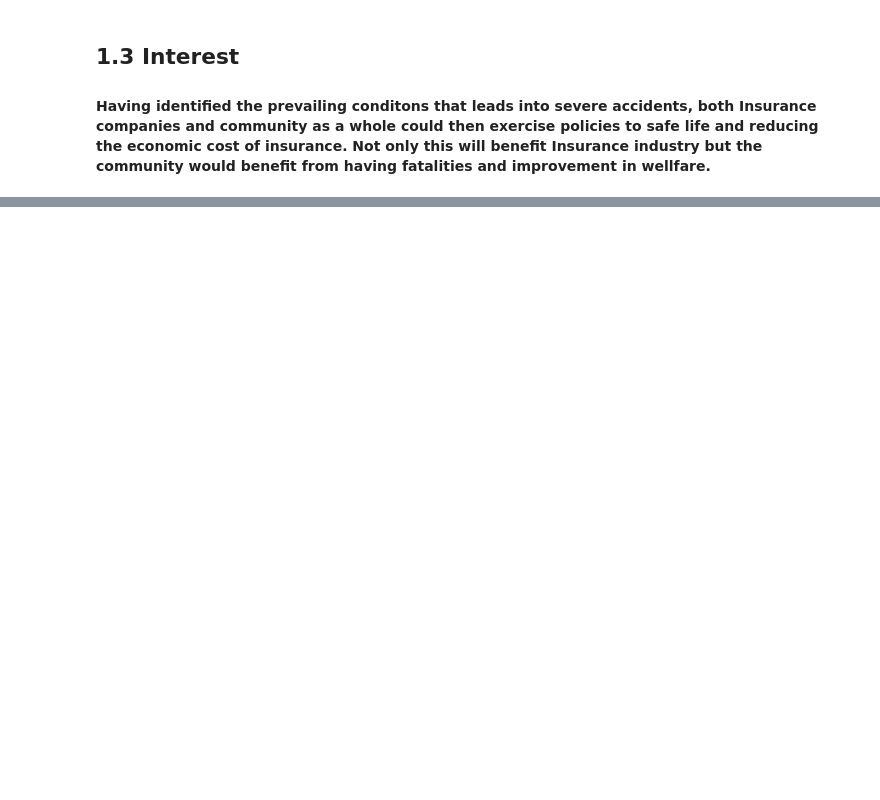
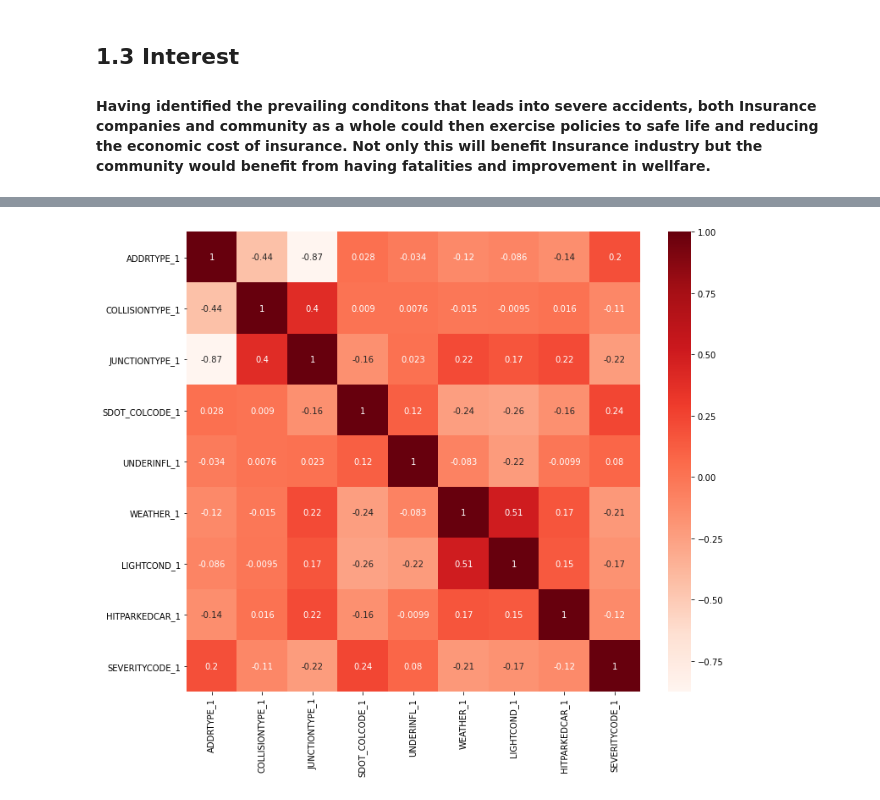
Before and after one commit to adityabudiwinata/Coursera_Capstone, a Jupyter notebook: Accident_Severity_Analysis.ipynb, the cells around one changed output, grey strips where cells are left out. Cells and saved outputs as stored; diff of their text form; code cells hidden in the pictures; blank space fills up the shorter version.

```diff
--- a/Accident_Severity_Analysis.ipynb
+++ b/Accident_Severity_Analysis.ipynb
@@ -92,0 +146,34 @@ Saving to: ‘TenYearSummary.pdf’
+# %%
+# Re-mapping target labels
+#df_col.drop(columns=['SEVERITYCODE_1'], inplace=True)
+df_col['SEVERITYCODE_1']=df_col['SEVERITYCODE'].fillna('0').replace(['0','1','2','2b','3'],['0','0','1','2','3']).astype('float64')
+#df_col.drop(columns=['SEVERITYDESC_1'], inplace=True)
+df_col['SEVERITYDESC_1']=df_col['SEVERITYDESC'].fillna('Unknown').replace(['Unknown','Property Damage Only Collision','Injury Collision','Serious Injury Collision','Fatality Collision'],['Other','Other','Other','Serious Injury','Fatal'])
+# %%
+# Re-mapping categorical features
+#df_col.drop(columns=['ADDRTYPE_1'], inplace=True)
+df_col['ADDRTYPE_1'] = df_col_test1['ADDRTYPE'].fillna('Block').replace(['Alley','Block','Intersection'],['0','1','2']).astype('float64')
+
+#df_col.drop(columns=['COLLISIONTYPE_1'], inplace=True)
+df_col['COLLISIONTYPE_1'] = df_col['COLLISIONTYPE'].fillna('Other').replace(['Angles','Cycles','Head On','Left Turn','Other','Parked Car','Pedestrian','Rear Ended','Right Turn','Sideswipe'],['0','1','2','3','4','5','6','7','8','9']).astype('float64')
+
+#df_col.drop(columns=['JUNCTIONTYPE_1'], inplace=True)
+df_col['JUNCTIONTYPE_1'] = df_col['JUNCTIONTYPE'].fillna('Unknown').replace(['At Intersection (but not related to intersection)','At Intersection (intersection related)','Driveway Junction','Mid-Block (but intersection related)','Mid-Block (not related to intersection)','Ramp Junction','Unknown'],['0','1','2','3','4','5','6']).astype('float64')
+
+#df_col.drop(columns=['SDOT_COLCODE_1'], inplace=True)
+df_col['SDOT_COLCODE_1'] = df_col['SDOT_COLCODE'].fillna('0.0').astype('float64')
+
+#df_col.drop(columns=['UNDERINFL_1'], inplace=True)
+df_col['UNDERINFL_1'] = df_col_test1['UNDERINFL'].fillna('0').replace(['N','Y'],['0','1']).astype('float64')
+
+#df_col.drop(columns=['ROADCOND_1'], inplace=True)
+df_col['ROADCOND_1'] = df_col_test1['ROADCOND'].fillna('Unknown').replace(['Dry','Ice','Oil','Other','Sand/Mud/Dirt','Snow/Slush','Standing Water','Unknown','Wet'],['0','1','2','3','4','5','6','7','8']).astype('float64')
+
+#df_col.drop(columns=['LIGHTCOND_1'], inplace=True)
+df_col['LIGHTCOND_1'] = df_col_test1['LIGHTCOND'].fillna('Unknown').replace(['Dark - No Street Lights','Dark - Street Lights Off','Dark - Street Lights On','Dark - Unknown Lighting','Dawn','Daylight','Dusk','Other','Unknown'],['0','1','2','3','4','5','6','7','8']).astype('float64')
+
+#df_col.drop(columns=['HITPARKEDCAR_1'], inplace=True)
+df_col['HITPARKEDCAR_1'] = df_col_test1['HITPARKEDCAR'].fillna('N').replace(['N','Y'],['0','1']).astype('float64')
+
+#df_col.drop(columns=['WEATHER_1'], inplace=True)
+df_col['WEATHER_1'] = df_col_test1['WEATHER'].fillna('Unknown').replace(['Blowing Sand/Dirt','Blowing Snow','Clear','Fog/Smog/Smoke','Other','Overcast','Partly Cloudy','Raining','Severe Crosswind','Sleet/Hail/Freezing Rain','Snowing','Unknown'],['0','1','2','3','4','5','6','7','8','9','10','11']).astype('float64')
@@ -92,0 +197,9 @@ Saving to: ‘TenYearSummary.pdf’
+# %%
+#Pearson Correlation
+df_col_test = df_col[['ADDRTYPE_1','COLLISIONTYPE_1','JUNCTIONTYPE_1','SDOT_COLCODE_1','UNDERINFL_1','WEATHER_1','LIGHTCOND_1','HITPARKEDCAR_1','SEVERITYCODE_1']]
+plt.figure(figsize=(12,10))
+cor = df_col_test.corr()
+sns.heatmap(cor, annot=True, cmap=plt.cm.Reds)
+plt.show()
+# %% [output]
+[figure, added]
```
Also changed, not shown: parts of 19 cells of this notebook.
